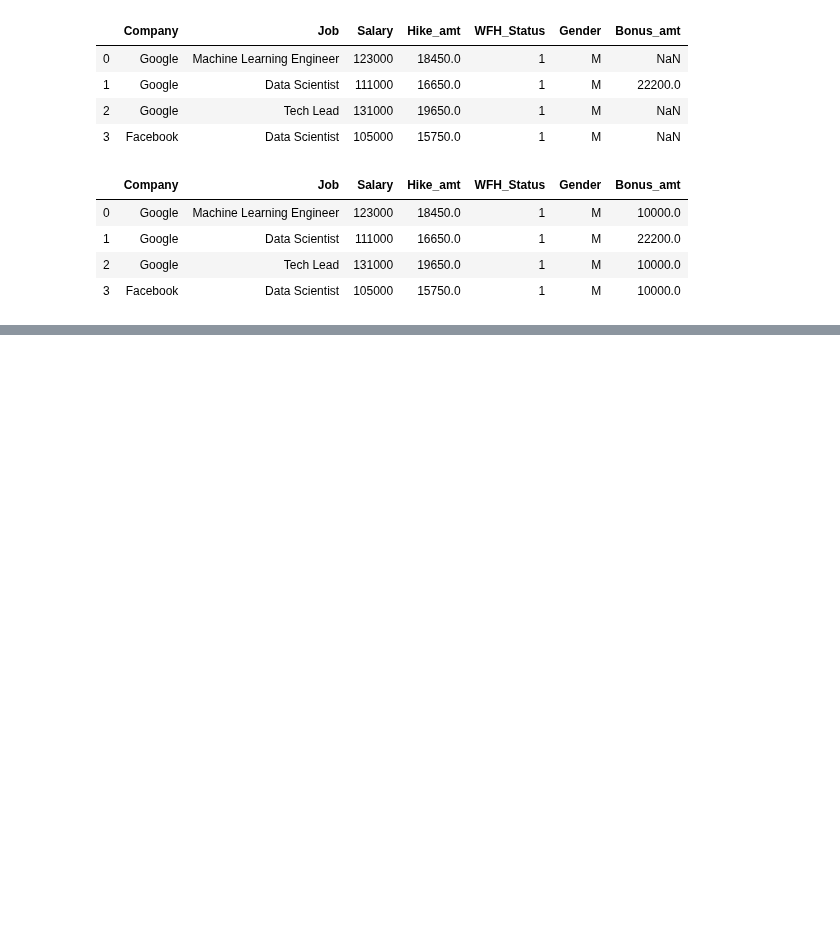
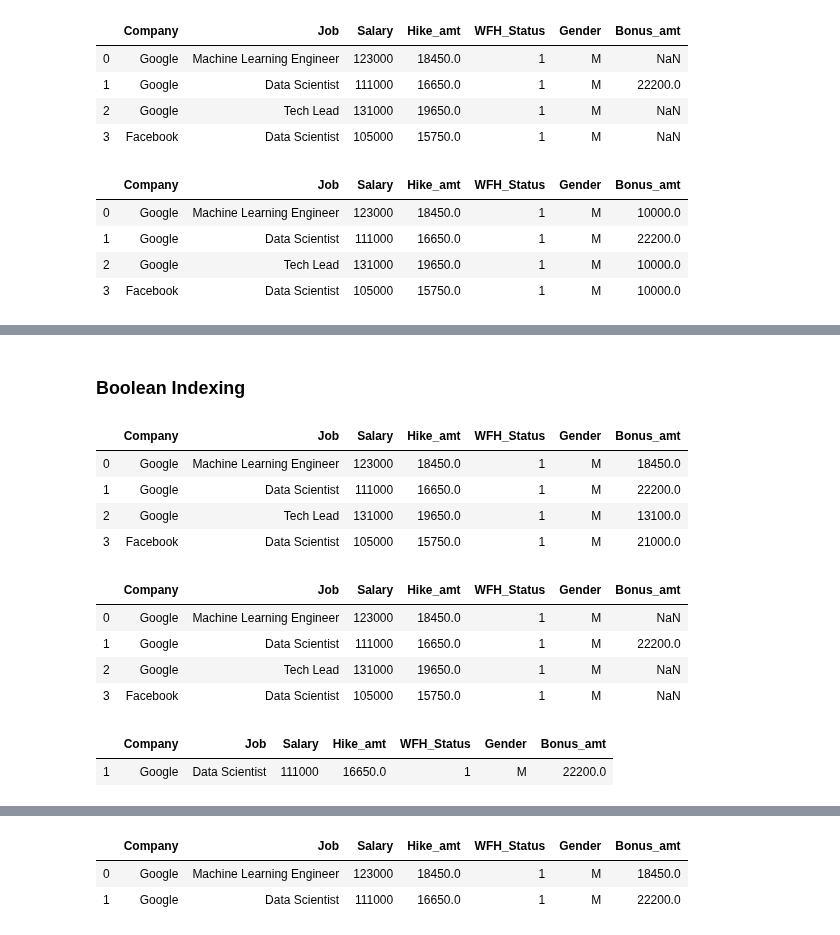
Before and after one commit to AbhishekKumar-0311/Machine-Learning-with-Python, a Jupyter notebook: Pandas/Learning_Pandas_Part_1.ipynb, the cells around one changed output, grey strips where cells are left out. Saved outputs shown, nothing was run; the diff lists cells and outputs as text; code cells hidden in the pictures; blank space fills up the shorter version.

```diff
--- a/Pandas/Learning_Pandas_Part_1.ipynb
+++ b/Pandas/Learning_Pandas_Part_1.ipynb
@@ -370,0 +414,36 @@ emp_df_2c
+# %% [markdown]
+### Boolean Indexing
+# %%
+# Setup for dataframe creation
+
+emp_df_3a = emp_df_2c.copy()
+emp_df_3a
+
+emp_df_3b = emp_df_2c.copy()
+
+# Setup : Updating few 'Bonus_amt' values with NaN
+
+emp_df_3a['Bonus_amt'] = np.where(emp_df_3a['Bonus_amt'] <= 21000, np.NaN, emp_df_3a['Bonus_amt'] )
+emp_df_3a
+
+# Filtering out rows in the existing dataframe
+# Here, only the rows with the non-missing Bonus_amt are retained - .notna()
+emp_df_3a = emp_df_3a[emp_df_3a.Bonus_amt.notna()]
+emp_df_3a
+
+# Filtering out rows to create a new dataframe
+%timeit emp_df_3b_ = emp_df_3b[(emp_df_3b.Bonus_amt > 13100) & (emp_df_3b.Hike_amt > 16000) ]
+emp_df_3b_
+# %% [output]
+|  | Company | Job | Salary | Hike_amt | WFH_Status | Gender | Bonus_amt |
+| 0 | Google | Machine Learning Engineer | 123000 | 18450.0 | 1 | M | 18450.0 |
+| 1 | Google | Data Scientist | 111000 | 16650.0 | 1 | M | 22200.0 |
+| 2 | Google | Tech Lead | 131000 | 19650.0 | 1 | M | 13100.0 |
+| 3 | Facebook | Data Scientist | 105000 | 15750.0 | 1 | M | 21000.0 |
+|  | Company | Job | Salary | Hike_amt | WFH_Status | Gender | Bonus_amt |
+| 0 | Google | Machine Learning Engineer | 123000 | 18450.0 | 1 | M | NaN |
+| 1 | Google | Data Scientist | 111000 | 16650.0 | 1 | M | 22200.0 |
+| 2 | Google | Tech Lead | 131000 | 19650.0 | 1 | M | NaN |
+| 3 | Facebook | Data Scientist | 105000 | 15750.0 | 1 | M | NaN |
+|  | Company | Job | Salary | Hike_amt | WFH_Status | Gender | Bonus_amt |
+| 1 | Google | Data Scientist | 111000 | 16650.0 | 1 | M | 22200.0 |
@@ -370,0 +451,3 @@ emp_df_2c
+|  | Company | Job | Salary | Hike_amt | WFH_Status | Gender | Bonus_amt |
+| 0 | Google | Machine Learning Engineer | 123000 | 18450.0 | 1 | M | 18450.0 |
+| 1 | Google | Data Scientist | 111000 | 16650.0 | 1 | M | 22200.0 |
```
Also changed, not shown: parts of 12 cells of this notebook.
